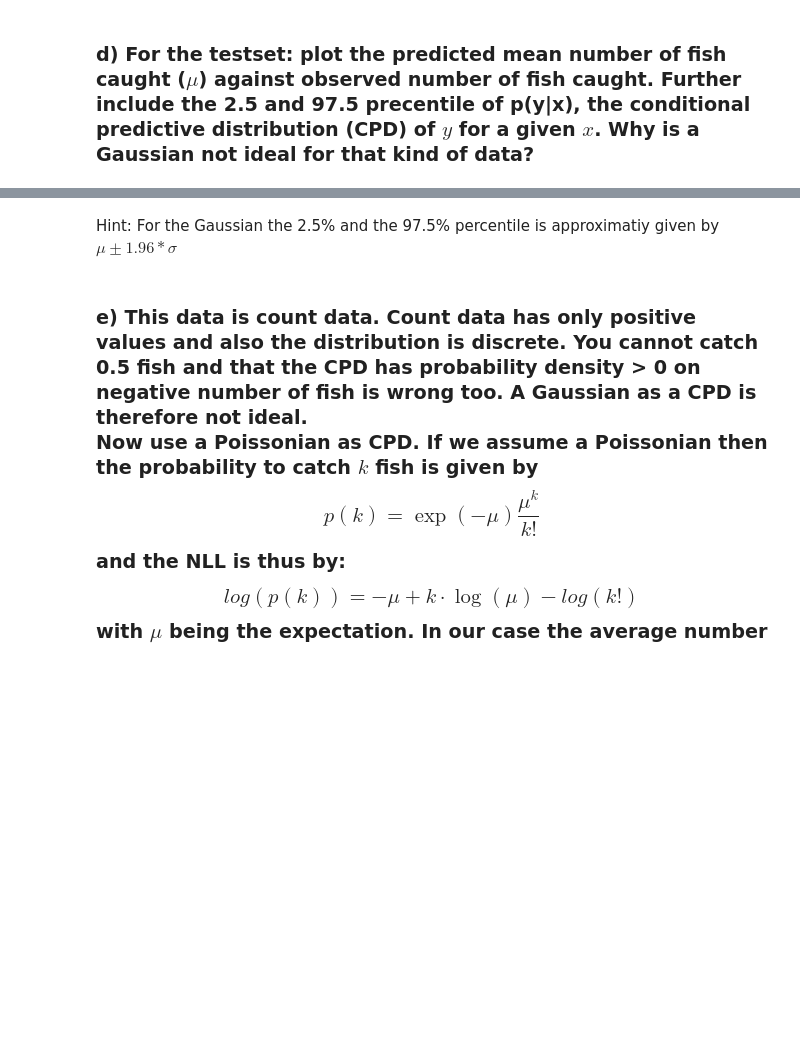
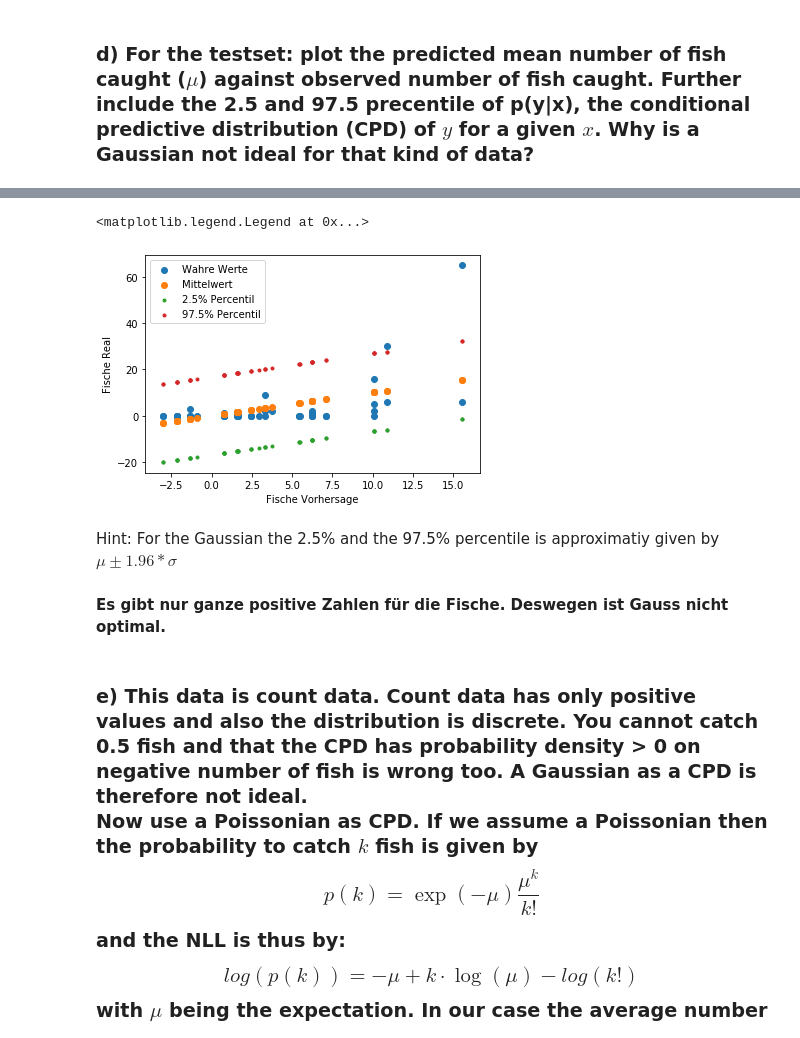
Before and after one commit to fa97ber/MachineLearning, a Jupyter notebook: ML/ML_03_Zusatz.ipynb, the cells around one changed output, grey strips where cells are left out. Saved outputs shown, nothing was run; the diff lists cells and outputs as text; code cells hidden in the pictures; blank space fills up the shorter version.

Commit message:
Fische abgegeben

```diff
--- a/ML/ML_03_Zusatz.ipynb
+++ b/ML/ML_03_Zusatz.ipynb
@@ -114,5 +116,23 @@ Result: $ RMSE \approx 8.58812$, $\hat \sigma^2 \approx 73.7559$, $\tt{NLL} \app
+# %%
+perc_low = np.asarray(y_pred - 1.96 * np.sqrt(sigma))
+perc_top = np.asarray(y_pred + 1.96 * np.sqrt(sigma))
+# %%
+plot = plt.figure()
+ax = plot.add_subplot(111)
+ax.scatter([y_pred[:,0]], [y[:,0]], marker="o", label="Wahre Werte")
+plt.xlabel("Fische Vorhersage")
+plt.ylabel("Fische Real")
+ax.scatter([y_pred[:,0]], [y_pred[:,0]], marker="o", label="Mittelwert")
+ax.scatter([y_pred[:,0]], perc_low, marker=".", label="2.5% Percentil")
+ax.scatter([y_pred[:,0]], perc_top, marker=".", label="97.5% Percentil")
+ax.legend()
+# %% [output]
+<matplotlib.legend.Legend at 0x...>
+[figure, added]
 # %% [markdown]
 Hint: For the Gaussian the 2.5% and the 97.5% percentile is approximatiy given by $\mu \pm 1.96*\sigma$
+# %% [markdown]
+<b>Es gibt nur ganze positive Zahlen für die Fische. Deswegen ist Gauss nicht optimal.</b>
 # %% [markdown]
 <h3>e) This data is count data. Count data has only positive values and also the distribution is discrete. You cannot catch 0.5 fish and that the CPD has probability density > 0 on negative number of fish is wrong too. A Gaussian as a CPD is therefore not ideal.
 
```
Also changed, not shown: parts of 11 cells of this notebook, 1 other file.
